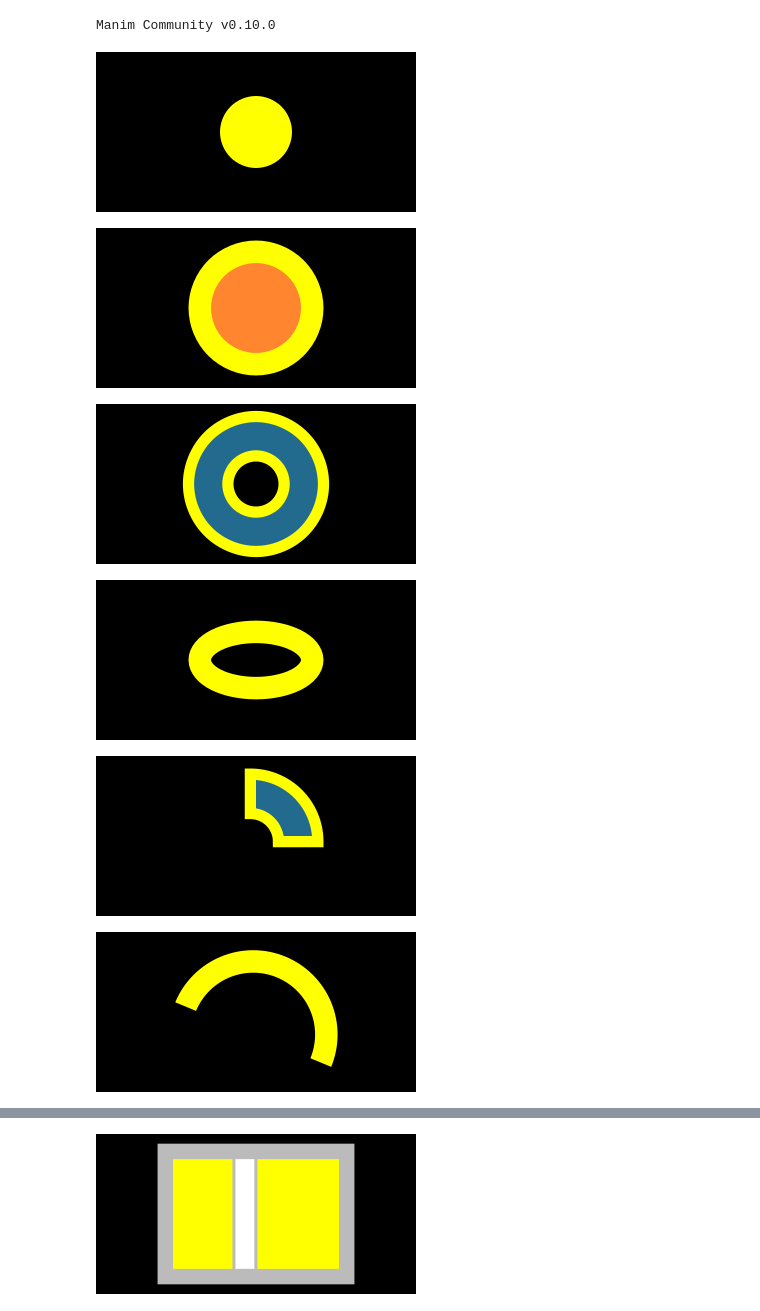
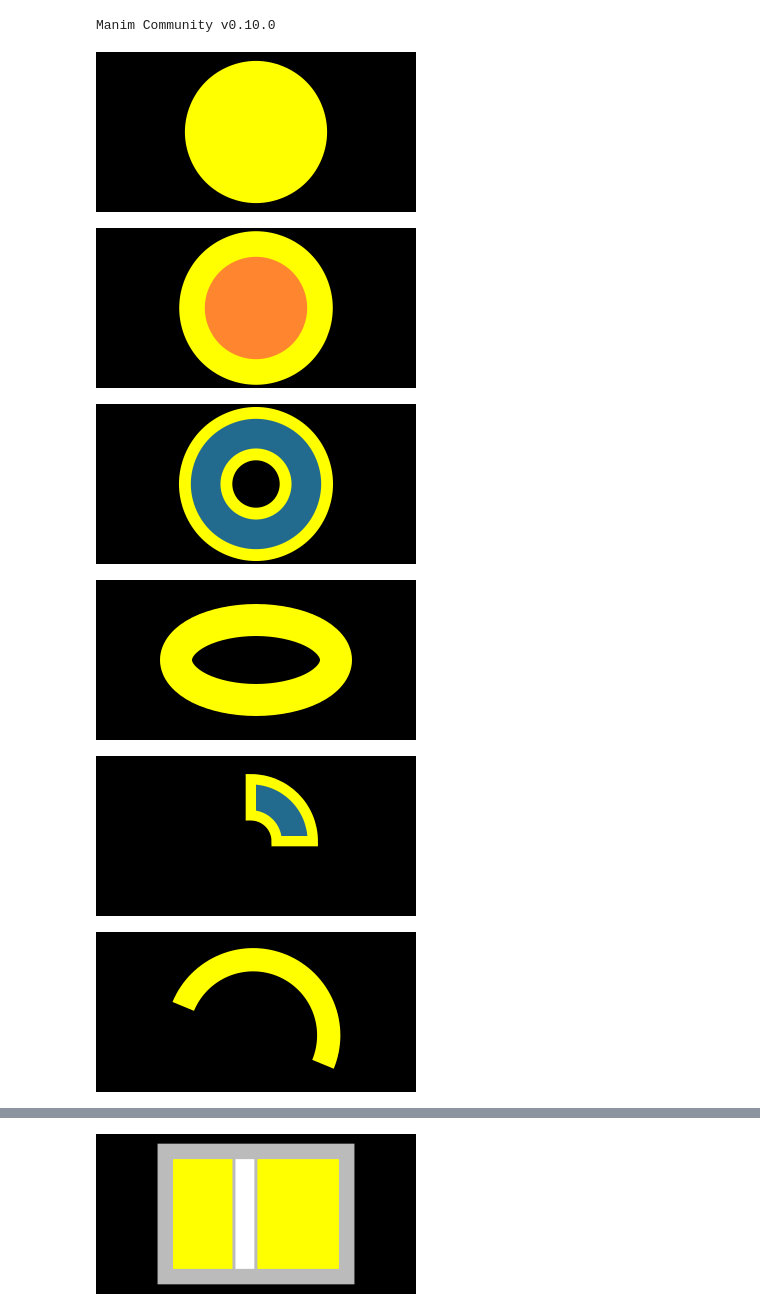
Before and after one commit to kolibril13/mobject-gallery, a Jupyter notebook: Mobjects_Basics.ipynb, the cells around one changed output, grey strips where cells are left out. Saved outputs shown, nothing was run; the diff lists cells and outputs as text; code cells hidden in the pictures.

```diff
--- a/Mobjects_Basics.ipynb
+++ b/Mobjects_Basics.ipynb
@@ -14,16 +14,17 @@ Manim Community v0.10.0
 # %%
 %%manim $params
 class Example(ZoomedScene):
     def construct(self):
-        d = Dot(color = YELLOW)
-        self.add(d)
-        self.camera.frame.scale(1/20)
+        mob = Dot(color = YELLOW)
+        self.add(mob)
+        self.camera.frame.width = mob.width + 2*SMALL_BUFF
+       # self.camera.frame.scale(1/20)
 ###******
 image_full_name = "Dot.png"
-snippet = "d = Dot(color = YELLOW)"
+snippet = "mob = Dot(color = YELLOW)"
 name_snippet_pairs[image_full_name] = snippet
 # %% [output]
-[figure, old version]
+[figure, new version]
 # %%
 %%manim $params
 class Example(ZoomedScene):
@@ -31,13 +32,14 @@ class Example(ZoomedScene):
         mob = Circle(fill_opacity=1, fill_color= ORANGE, stroke_color=YELLOW)
         self.add(mob)
         mob.scale(0.1)
-        self.camera.frame.scale(1/25)
+        self.camera.frame.width =  mob.width + 3*SMALL_BUFF
+
 ###******
 image_full_name = "Circle.png"
 snippet = "mob = Circle(fill_opacity=1, fill_color= ORANGE, stroke_color=YELLOW)"
 name_snippet_pairs[image_full_name] = snippet
 # %% [output]
-[figure, old version]
+[figure, new version]
 # %%
 %%manim $params
 class Example(ZoomedScene):
@@ -45,14 +47,14 @@ class Example(ZoomedScene):
         mob = Annulus(inner_radius=0.5, outer_radius=1.2,fill_color= DARK_BLUE, stroke_color=YELLOW, stroke_width=2)
         self.add(mob)
         mob.scale(0.1)
-        self.camera.frame.scale(1/25)
+        self.camera.frame.width =  mob.width + 3*SMALL_BUFF
 
 ###******
 image_full_name = "Annulus.png"
 snippet = "mob = Annulus(inner_radius=0.5, outer_radius=1.2,fill_color= DARK_BLUE, stroke_color=YELLOW, stroke_width=2)"
 name_snippet_pairs[image_full_name] = snippet
 # %% [output]
-[figure, old version]
+[figure, new version]
 # %%
 %%manim $params
 class Example(ZoomedScene):
@@ -61,13 +63,13 @@ class Example(ZoomedScene):
         mob.move_to(ORIGIN)
         self.add(mob)
         mob.scale(0.1)
-        self.camera.frame.scale(1/25)
+        self.camera.frame.width =  mob.width + 2*SMALL_BUFF
 ###******
 image_full_name = "Ellipse.png"
 snippet = "mob = Ellipse(color = YELLOW)"
 name_snippet_pairs[image_full_name] = snippet
 # %% [output]
-[figure, old version]
+[figure, new version]
 # %%
 %%manim $params
 class Example(ZoomedScene):
@@ -76,14 +78,14 @@ class Example(ZoomedScene):
         self.add(mob)
         mob.move_to(ORIGIN+UR*0.05)
         mob.scale(0.1)
-        self.camera.frame.scale(1/25)
+        self.camera.frame.width =  mob.width + 5*SMALL_BUFF
 
 ###******
 image_full_name = "Sector.png"
 snippet = "mob = Sector(inner_radius=0.5, outer_radius=1.2,fill_color= DARK_BLUE, stroke_color=YELLOW, stroke_width=2)"
 name_snippet_pairs[image_full_name] = snippet
 # %% [output]
-[figure, old version]
+[figure, new version]
 # %%
 %%manim $params
 class Example(ZoomedScene):
@@ -92,13 +94,13 @@ class Example(ZoomedScene):
         mob.move_to(ORIGIN)
         self.add(mob)
         mob.scale(0.1)
-        self.camera.frame.scale(1/25)
+        self.camera.frame.width =  mob.width + 3*SMALL_BUFF
 ###******
 image_full_name = "Arc.png"
 snippet = "mob= Arc(radius=1.3, start_angle=-PI/16, angle=PI,color= YELLOW)"
 name_snippet_pairs[image_full_name] = snippet
 # %% [output]
-[figure, old version]
+[figure, new version]
 # %%
 %%manim $params
 class Example(ZoomedScene):
```
Also changed, not shown: parts of 12 cells of this notebook, 17 other files.
